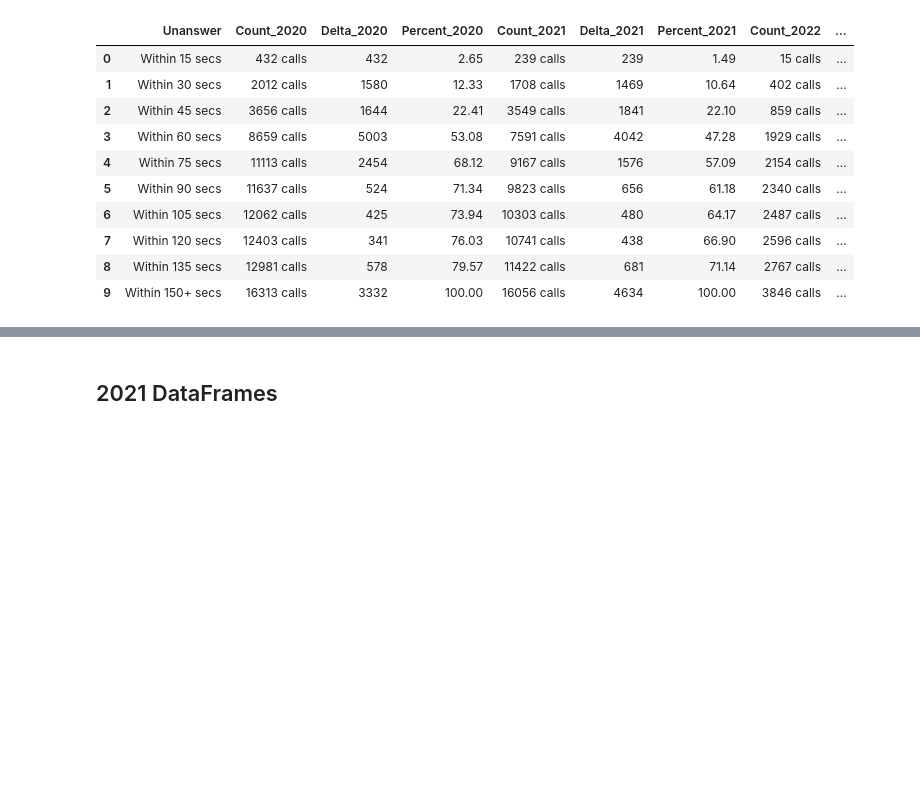
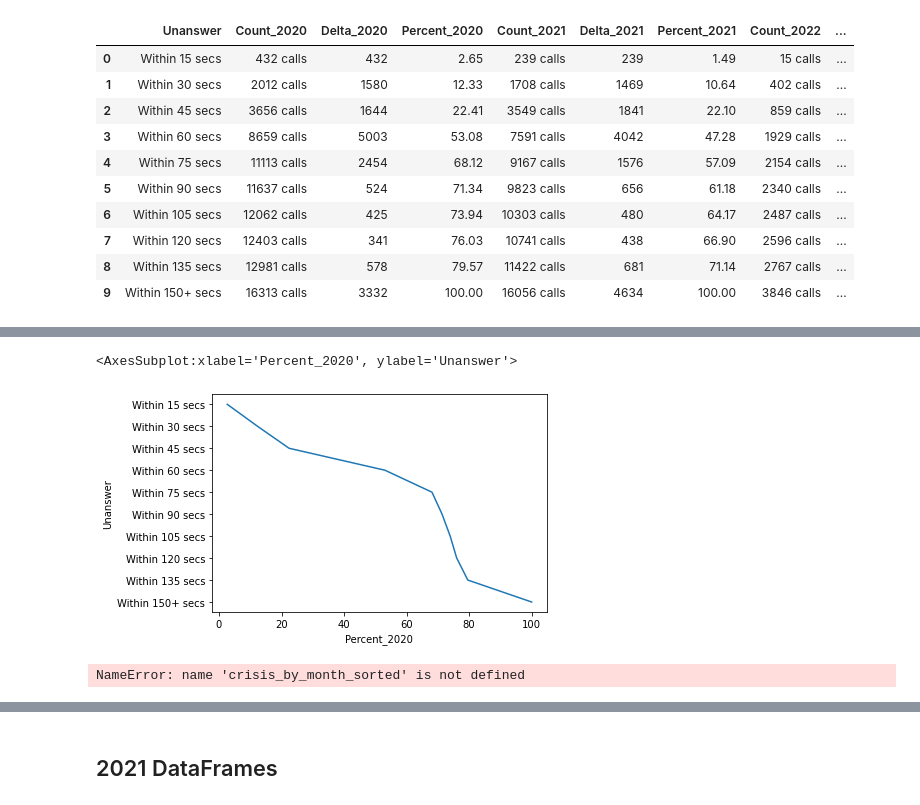
Before and after one commit to NSS-Data-Analytics-Cohort-6/fcs-crisis-sailing-the-seaborn, a Jupyter notebook: notebooks/FCS_Crisis_Study.ipynb, the cells around one changed output, grey strips where cells are left out. Drawn from its saved outputs; the diff is of its cells as text; code cells hidden in the pictures; blank space fills up the shorter version.

```diff
--- a/notebooks/FCS_Crisis_Study.ipynb
+++ b/notebooks/FCS_Crisis_Study.ipynb
@@ -491,3 +486,20 @@ plt.tick_params(axis='both', which='major', labelsize=13);
+# %%
+sns.lineplot(x='Percent_2020', y='Unanswer', palette = "viridis", data=abandon_rate_2020_2022)
+# %% [output]
+<AxesSubplot:xlabel='Percent_2020', ylabel='Unanswer'>
+[figure, added]
+# %%
+#from Iulia:
+sns.set(rc={"figure.figsize":(15,11)})
+sns.axes_style("darkgrid")
+sns.lineplot('Month_Name', 'Average',hue='Year', data=crisis_by_month_sorted,palette ="Dark2")
+plt.xlabel(None)
+plt.ylabel(None)
+plt.legend(loc="upper right", frameon=True, fontsize=18)
+plt.title("Monthly Average Number of Issues per Call",fontdict= { 'fontsize': 22, 'fontweight':'bold','verticalalignment': 'center'})
+plt.tick_params(axis='both', which='major', labelsize=13);
+# %% [output]
+NameError: name 'crisis_by_month_sorted' is not defined
 # %%
 abandon_rate_2020_2022.plot(x='Unanswer', y=['Percent_2020', 'Percent_2021', 'Percent_2022'], kind='bar')
 plt.title('Call Abandonment Over Time of Call by Year')
```
Also changed, not shown: parts of 45 cells of this notebook.
